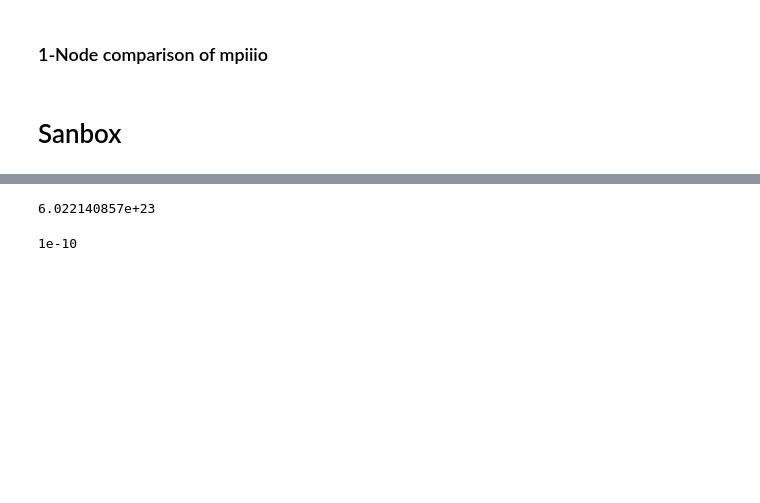
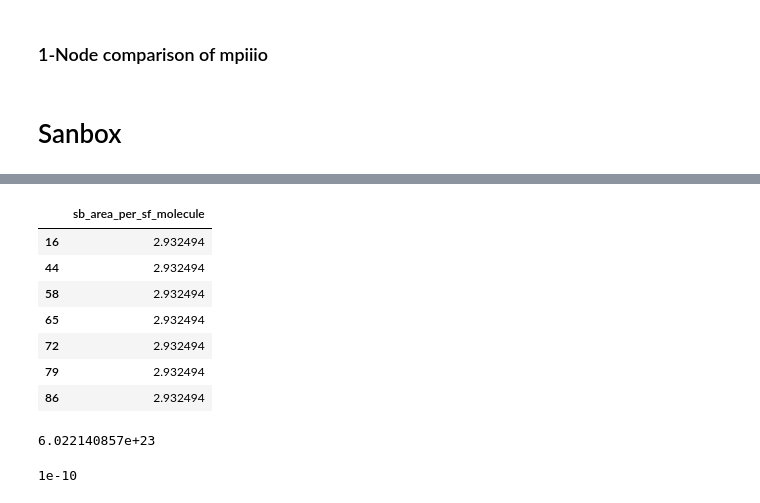
Before and after one commit to jotelha/jlhphd, a Jupyter notebook: ipynb/prep/20190725_surfactant_systems.ipynb, the cells around one changed output, grey strips where cells are left out. Drawn from its saved outputs; the diff is of its cells as text; code cells hidden in the pictures; blank space fills up the shorter version.

```diff
--- a/ipynb/prep/20190725_surfactant_systems.ipynb
+++ b/ipynb/prep/20190725_surfactant_systems.ipynb
@@ -3646,3 +3703,14 @@ C.centi
+# %%
+1/(sds_df[sds_df["sf_nmolecules"] == 646][["sb_area_per_sf_molecule"]]*1e18)
+# %% [output]
+|  | sb_area_per_sf_molecule |
+| 16 | 2.932494 |
+| 44 | 2.932494 |
+| 58 | 2.932494 |
+| 65 | 2.932494 |
+| 72 | 2.932494 |
+| 79 | 2.932494 |
+| 86 | 2.932494 |
 # %%
 C.N_A
 # %% [output]
```
Also changed, not shown: parts of 6 cells of this notebook, 9 other files.
